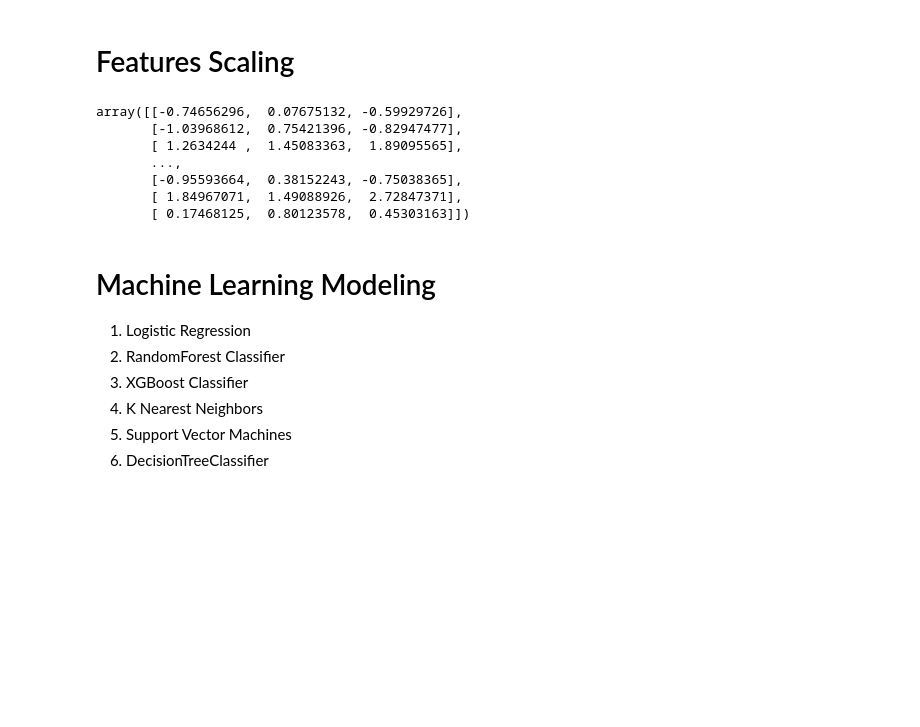
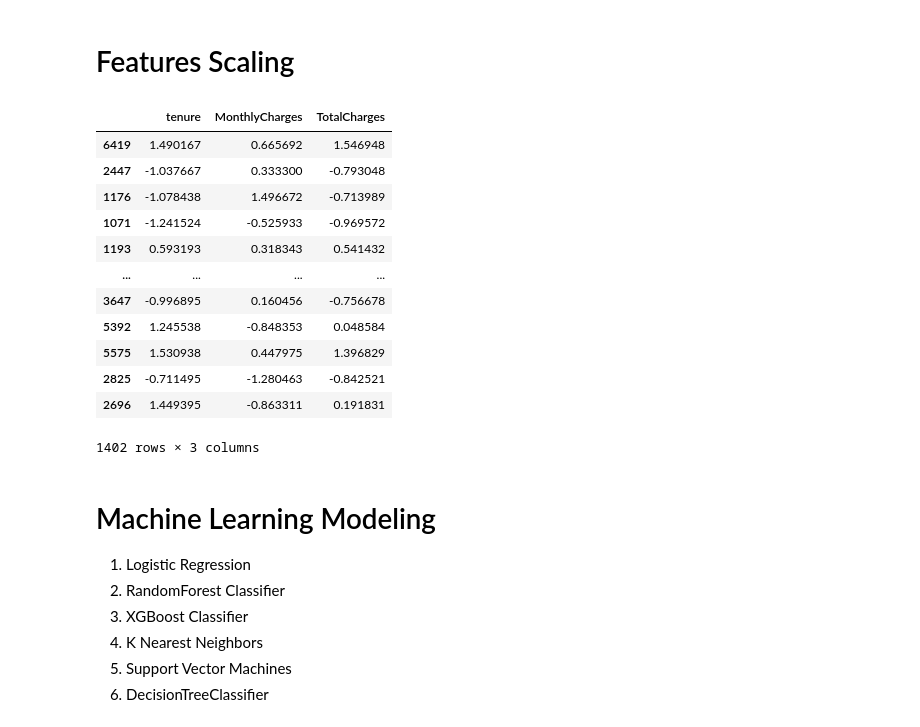
Before and after one commit to ikoghoemmanuell/Classification----Predicting-Customer-Churn, a Jupyter notebook: Team Nice LP3 (2).ipynb, the cells around one changed output. Saved outputs shown, nothing was run; the diff lists cells and outputs as text; code cells hidden in the pictures; blank space fills up the shorter version.

```diff
--- a/Team Nice LP3 (2).ipynb
+++ b/Team Nice LP3 (2).ipynb
@@ -773,18 +756,24 @@ Encoding our test data with the same steps
 # %% [markdown]
 # Features Scaling
 # %%
-numeric_columns = ['tenure', 'MonthlyCharges', 'TotalCharges']
-Standard_Scaler = StandardScaler()
-Standard_Scaler.fit_transform(X_train[numeric_columns])
+Standard_Scaler = StandardScaler().fit(X_train[numeric_columns]).set_output(transform="pandas")
+
+Standard_Scaler.transform(X_train[numeric_columns])
 Standard_Scaler.transform(X_test[numeric_columns])
 # %% [output]
+|  | tenure | MonthlyCharges | TotalCharges |
+| 6419 | 1.490167 | 0.665692 | 1.546948 |
+| 2447 | -1.037667 | 0.333300 | -0.793048 |
+| 1176 | -1.078438 | 1.496672 | -0.713989 |
+| 1071 | -1.241524 | -0.525933 | -0.969572 |
+| 1193 | 0.593193 | 0.318343 | 0.541432 |
+| ... | ... | ... | ... |
+| 3647 | -0.996895 | 0.160456 | -0.756678 |
+| 5392 | 1.245538 | -0.848353 | 0.048584 |
+| 5575 | 1.530938 | 0.447975 | 1.396829 |
+| 2825 | -0.711495 | -1.280463 | -0.842521 |
+| 2696 | 1.449395 | -0.863311 | 0.191831 |
-array([[-0.74656296,  0.07675132, -0.59929726],
-       [-1.03968612,  0.75421396, -0.82947477],
-       [ 1.2634244 ,  1.45083363,  1.89095565],
-       ...,
-       [-0.95593664,  0.38152243, -0.75038365],
-       [ 1.84967071,  1.49088926,  2.72847371],
-       [ 0.17468125,  0.80123578,  0.45303163]])
+1402 rows × 3 columns
 # %% [markdown]
 # Machine Learning Modeling
 
```
Also changed, not shown: parts of 27 cells of this notebook.
